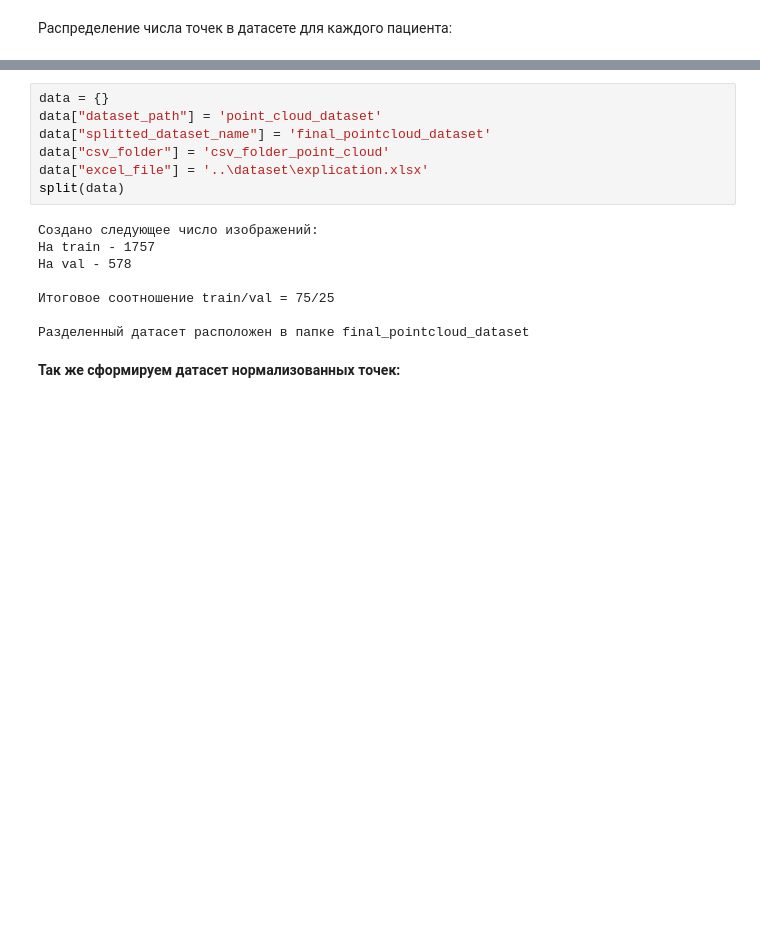
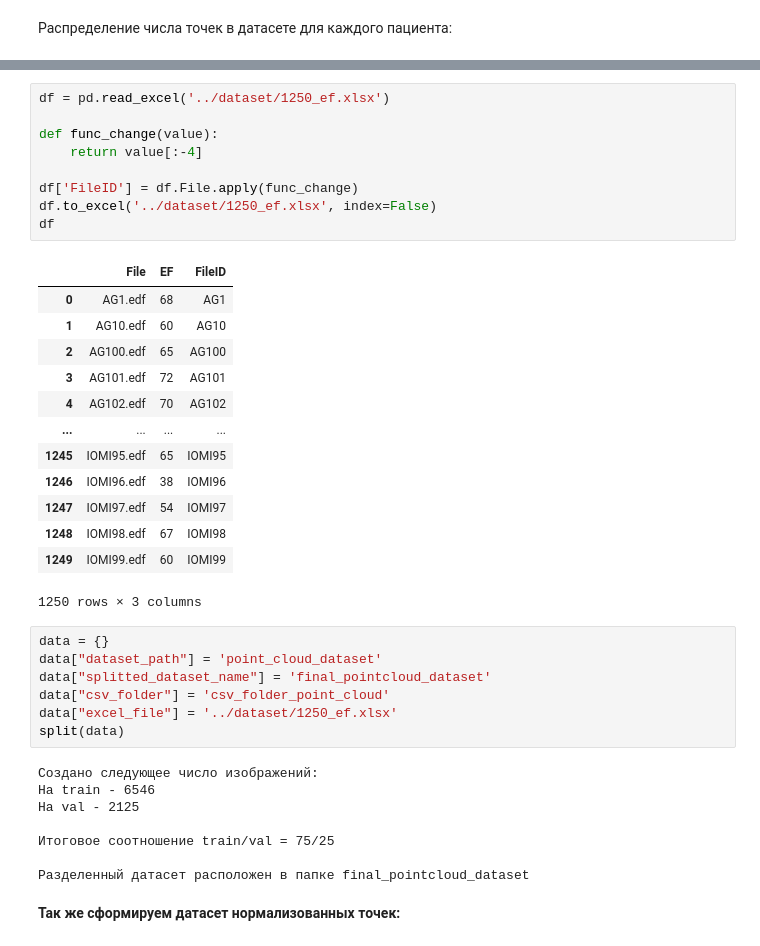
Before and after one commit to Koldim2001/ML_DL_research_VECG, a Jupyter notebook: data_generator/generate.ipynb, the cells around one changed output, grey strips where cells are left out. Drawn from its saved outputs; the diff is of its cells as text; blank space fills up the shorter version.

```diff
--- a/data_generator/generate.ipynb
+++ b/data_generator/generate.ipynb
@@ -217,15 +231,38 @@ CSV таблица сохранена в папке csv_folder_point_cloud
 Итоговое соотношение train/val = 75/25
+# %%
+df = pd.read_excel('../dataset/1250_ef.xlsx')
+
+def func_change(value):
+    return value[:-4]
+
+df['FileID'] = df.File.apply(func_change)
+df.to_excel('../dataset/1250_ef.xlsx', index=False)
+df
+# %% [output]
+|  | File | EF | FileID |
+| 0 | AG1.edf | 68 | AG1 |
+| 1 | AG10.edf | 60 | AG10 |
+| 2 | AG100.edf | 65 | AG100 |
+| 3 | AG101.edf | 72 | AG101 |
+| 4 | AG102.edf | 70 | AG102 |
+| ... | ... | ... | ... |
+| 1245 | IOMI95.edf | 65 | IOMI95 |
+| 1246 | IOMI96.edf | 38 | IOMI96 |
+| 1247 | IOMI97.edf | 54 | IOMI97 |
+| 1248 | IOMI98.edf | 67 | IOMI98 |
+| 1249 | IOMI99.edf | 60 | IOMI99 |
+1250 rows × 3 columns
 # %%
 data = {}
 data["dataset_path"] = 'point_cloud_dataset'
 data["splitted_dataset_name"] = 'final_pointcloud_dataset'
 data["csv_folder"] = 'csv_folder_point_cloud'
-data["excel_file"] = '..\dataset\explication.xlsx'
+data["excel_file"] = '../dataset/1250_ef.xlsx'
 split(data)
 # %% [output]
 Cоздано следующее число изображений:
-На train - 1757
-На val - 578
+На train - 6546
+На val - 2125
 
 Итоговое соотношение train/val = 75/25
 
```
Also changed, not shown: parts of 5 cells of this notebook, 4 other files.
